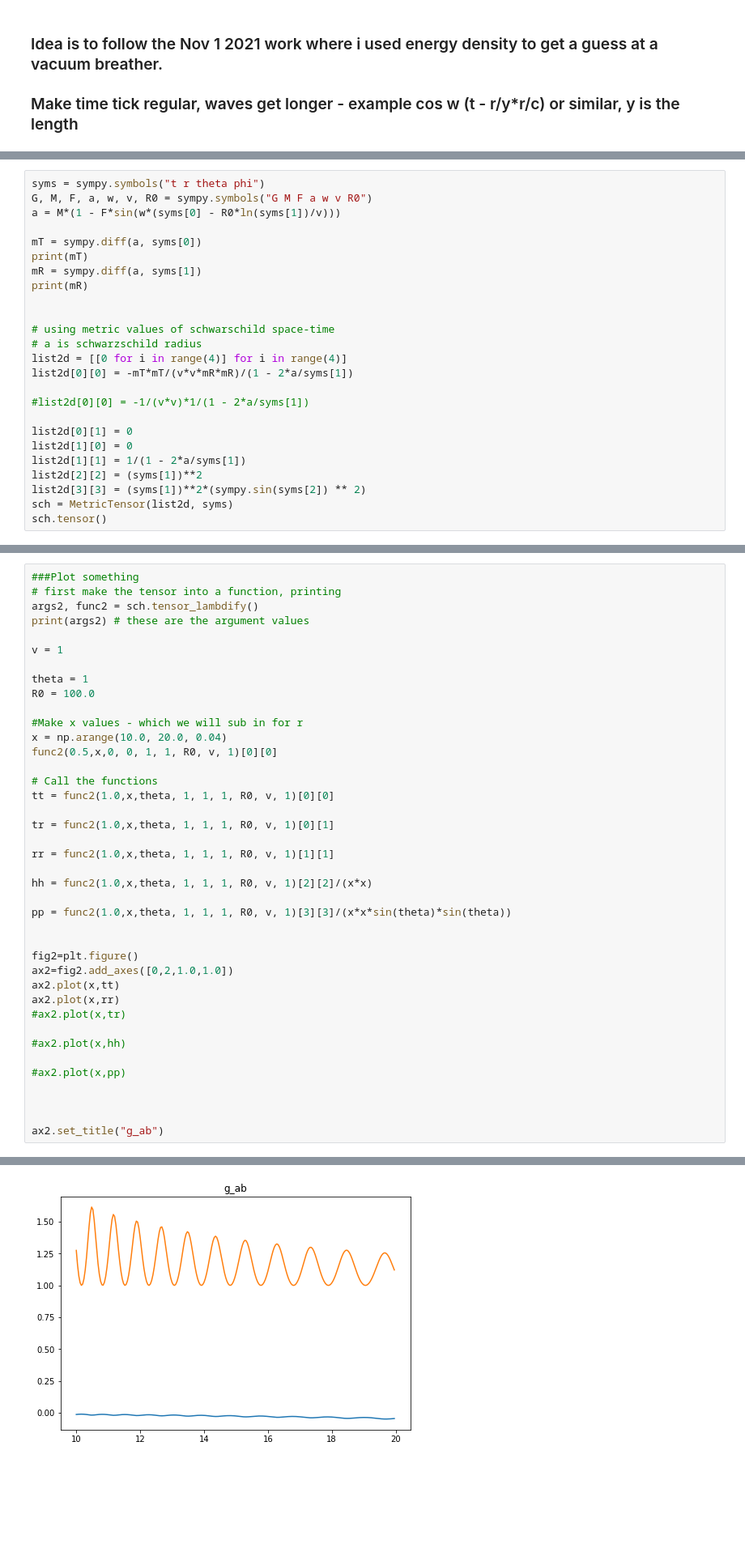
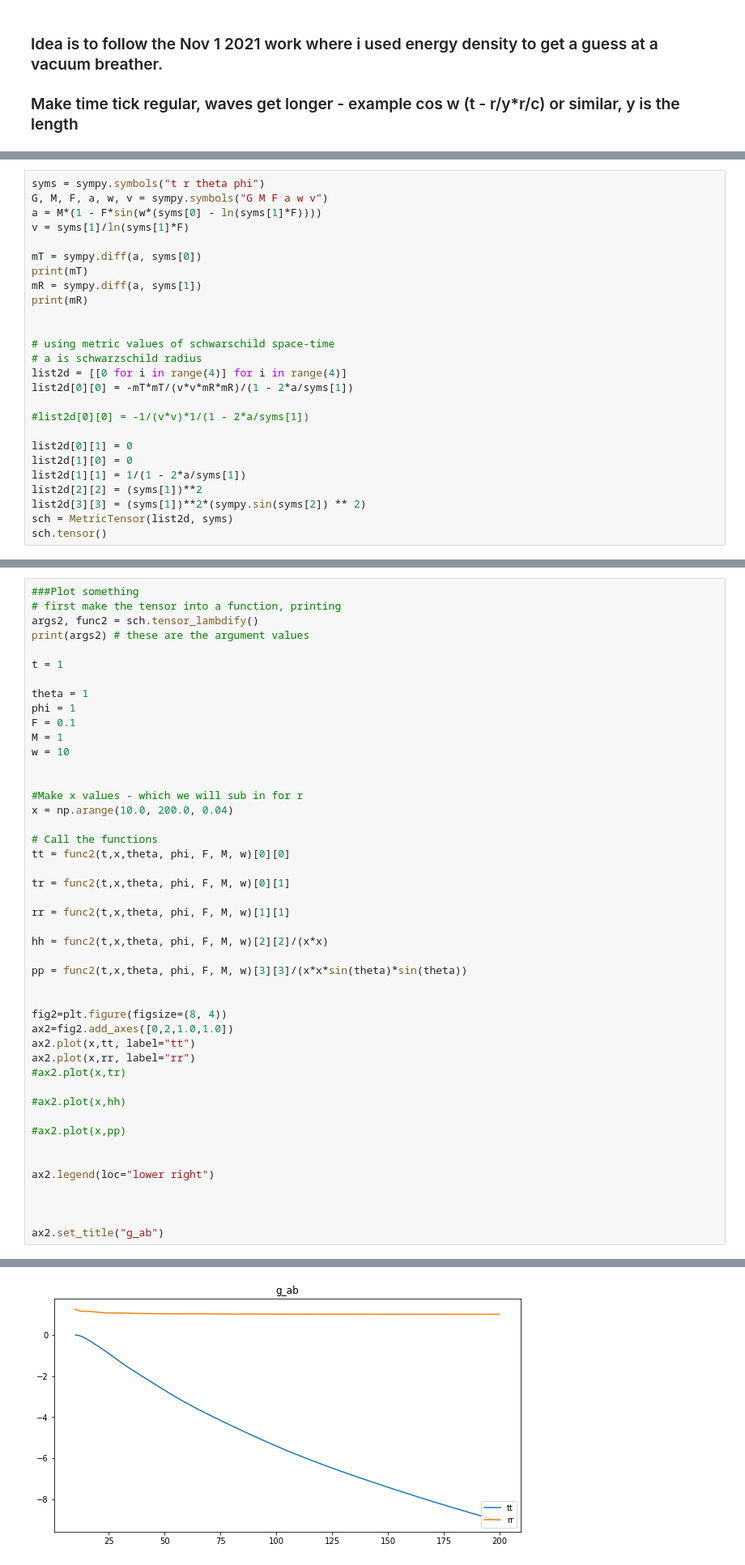
Before and after one commit to tomandersen/jupyter, a Jupyter notebook: nonlocal-debroglie/TVaryMassFunc.ipynb, the cells around one changed output, grey strips where cells are left out. Shown at 81% size. Saved outputs shown, nothing was run; the diff lists cells and outputs as text; blank space fills up the shorter version.

```diff
--- a/nonlocal-debroglie/TVaryMassFunc.ipynb
+++ b/nonlocal-debroglie/TVaryMassFunc.ipynb
@@ -18,8 +18,9 @@ sympy.init_printing()
 ![alt-text](img/schwarschild.png "Schwarschild coords")
 # %%
 syms = sympy.symbols("t r theta phi")
-G, M, F, a, w, v, R0 = sympy.symbols("G M F a w v R0")
-a = M*(1 - F*sin(w*(syms[0] - R0*ln(syms[1])/v)))
+G, M, F, a, w, v = sympy.symbols("G M F a w v")
+a = M*(1 - F*sin(w*(syms[0] - ln(syms[1]*F))))
+v = syms[1]/ln(syms[1]*F)
 
 mT = sympy.diff(a, syms[0])
 print(mT)
@@ -59,31 +52,34 @@ $\displaystyle \left[\begin{matrix}- \frac{r^{2}}{R_{0}^{2} \left(- \frac{2 M \l
 args2, func2 = sch.tensor_lambdify()
 print(args2) # these are the argument values
 
-v = 1
+t = 1
 
 theta = 1
-R0 = 100.0
+phi = 1
+F = 0.1
+M = 1
+w = 10
+
 
 #Make x values - which we will sub in for r
-x = np.arange(10.0, 20.0, 0.04)
-func2(0.5,x,0, 0, 1, 1, R0, v, 1)[0][0]
+x = np.arange(10.0, 200.0, 0.04)
 
 # Call the functions
-tt = func2(1.0,x,theta, 1, 1, 1, R0, v, 1)[0][0]
+tt = func2(t,x,theta, phi, F, M, w)[0][0]
 
-tr = func2(1.0,x,theta, 1, 1, 1, R0, v, 1)[0][1]
+tr = func2(t,x,theta, phi, F, M, w)[0][1]
 
-rr = func2(1.0,x,theta, 1, 1, 1, R0, v, 1)[1][1]
+rr = func2(t,x,theta, phi, F, M, w)[1][1]
 
-hh = func2(1.0,x,theta, 1, 1, 1, R0, v, 1)[2][2]/(x*x)
+hh = func2(t,x,theta, phi, F, M, w)[2][2]/(x*x)
 
-pp = func2(1.0,x,theta, 1, 1, 1, R0, v, 1)[3][3]/(x*x*sin(theta)*sin(theta))
+pp = func2(t,x,theta, phi, F, M, w)[3][3]/(x*x*sin(theta)*sin(theta))
 
 
-fig2=plt.figure()
+fig2=plt.figure(figsize=(8, 4))
 ax2=fig2.add_axes([0,2,1.0,1.0])
-ax2.plot(x,tt)
-ax2.plot(x,rr)
+ax2.plot(x,tt, label="tt")
+ax2.plot(x,rr, label="rr")
 #ax2.plot(x,tr)
 
 #ax2.plot(x,hh)
@@ -91,6 +87,9 @@ ax2.plot(x,rr)
 #ax2.plot(x,pp)
 
 
+ax2.legend(loc="lower right")
+
+
 
 ax2.set_title("g_ab")
 # %% [output]
@@ -98,5 +97,5 @@ ax2.set_title("g_ab")
 Text(0.5, 1.0, 'g_ab')
-[figure, old version]
+[figure, new version]
 # %% [markdown]
 #NOT Zero
 # %%
```
Also changed, not shown: parts of 2 cells of this notebook, 1 other file.
